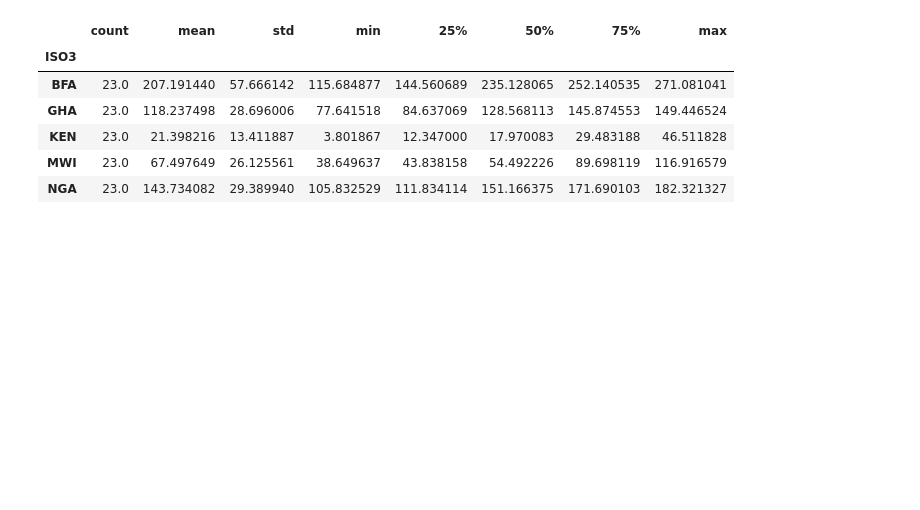
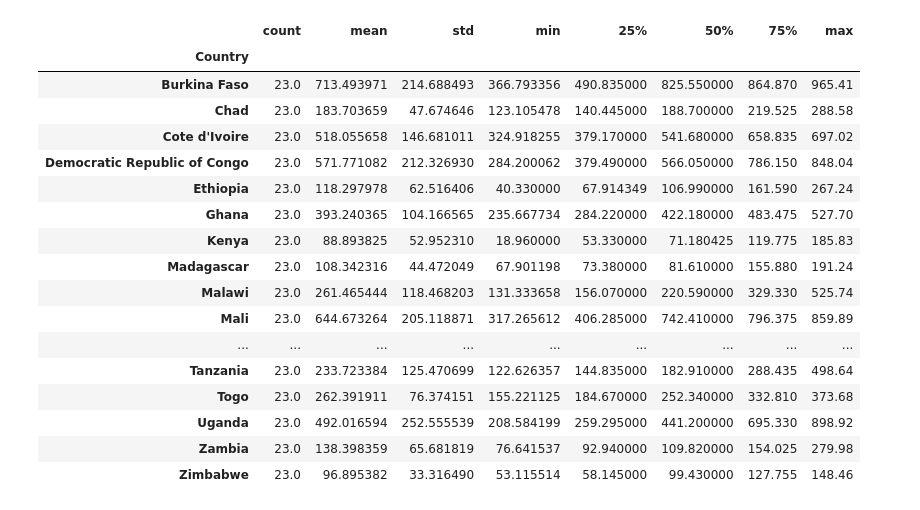
Before and after one commit to Josias-Ounsinli/Assessing-Short-and-Long-Term-Malaria-Transmission-and-Burden-Under-Various-Vaccination-Scenarios, a Jupyter notebook: notebooks/descriptive_stats.ipynb, the cells around one changed output. Drawn from its saved outputs; the diff is of its cells as text; code cells hidden in the pictures; blank space fills up the shorter version.

```diff
--- a/notebooks/descriptive_stats.ipynb
+++ b/notebooks/descriptive_stats.ipynb
@@ -15,9 +15,9 @@ from explorer import DataTransformer
 
 transformer = DataTransformer()
 # %%
-REPO = "../"
-filepath = "data/cleaned/study_dataset.csv"
-rev = "Cleaneddatav22mf"
+REPO = "./"
+filepath = "../data/cleaned/final/cleaned_project_dataset.csv"
+rev = "clpdat3"
 # %%
 data = transformer.load_data(ext="csv", filepath=filepath, repo=REPO, rev=rev, header=0, parse_dates=["Date"])
 data.head()
@@ -42,11 +53,22 @@ data.groupby("ISO3")["Target_1"].describe()
 # %%
-data.groupby("ISO3")["Target_2"].describe()
+data.groupby("Country")["Target_2"].describe()
 # %% [output]
 |  | count | mean | std | min | 25% | 50% | 75% | max |
-| ISO3 |  |  |  |  |  |  |  |  |
-| BFA | 23.0 | 207.191440 | 57.666142 | 115.684877 | 144.560689 | 235.128065 | 252.140535 | 271.081041 |
-| GHA | 23.0 | 118.237498 | 28.696006 | 77.641518 | 84.637069 | 128.568113 | 145.874553 | 149.446524 |
-| KEN | 23.0 | 21.398216 | 13.411887 | 3.801867 | 12.347000 | 17.970083 | 29.483188 | 46.511828 |
-| MWI | 23.0 | 67.497649 | 26.125561 | 38.649637 | 43.838158 | 54.492226 | 89.698119 | 116.916579 |
-| NGA | 23.0 | 143.734082 | 29.389940 | 105.832529 | 111.834114 | 151.166375 | 171.690103 | 182.321327 |
+| Country |  |  |  |  |  |  |  |  |
+| Burkina Faso | 23.0 | 713.493971 | 214.688493 | 366.793356 | 490.835000 | 825.550000 | 864.870 | 965.41 |
+| Chad | 23.0 | 183.703659 | 47.674646 | 123.105478 | 140.445000 | 188.700000 | 219.525 | 288.58 |
+| Cote d'Ivoire | 23.0 | 518.055658 | 146.681011 | 324.918255 | 379.170000 | 541.680000 | 658.835 | 697.02 |
+| Democratic Republic of Congo | 23.0 | 571.771082 | 212.326930 | 284.200062 | 379.490000 | 566.050000 | 786.150 | 848.04 |
+| Ethiopia | 23.0 | 118.297978 | 62.516406 | 40.330000 | 67.914349 | 106.990000 | 161.590 | 267.24 |
+| Ghana | 23.0 | 393.240365 | 104.166565 | 235.667734 | 284.220000 | 422.180000 | 483.475 | 527.70 |
+| Kenya | 23.0 | 88.893825 | 52.952310 | 18.960000 | 53.330000 | 71.180425 | 119.775 | 185.83 |
+| Madagascar | 23.0 | 108.342316 | 44.472049 | 67.901198 | 73.380000 | 81.610000 | 155.880 | 191.24 |
+| Malawi | 23.0 | 261.465444 | 118.468203 | 131.333658 | 156.070000 | 220.590000 | 329.330 | 525.74 |
+| Mali | 23.0 | 644.673264 | 205.118871 | 317.265612 | 406.285000 | 742.410000 | 796.375 | 859.89 |
+| ... | ... | ... | ... | ... | ... | ... | ... | ... |
+| Tanzania | 23.0 | 233.723384 | 125.470699 | 122.626357 | 144.835000 | 182.910000 | 288.435 | 498.64 |
+| Togo | 23.0 | 262.391911 | 76.374151 | 155.221125 | 184.670000 | 252.340000 | 332.810 | 373.68 |
+| Uganda | 23.0 | 492.016594 | 252.555539 | 208.584199 | 259.295000 | 441.200000 | 695.330 | 898.92 |
+| Zambia | 23.0 | 138.398359 | 65.681819 | 76.641537 | 92.940000 | 109.820000 | 154.025 | 279.98 |
+| Zimbabwe | 23.0 | 96.895382 | 33.316490 | 53.115514 | 58.145000 | 99.430000 | 127.755 | 148.46 |
 # %%
```
Also changed, not shown: parts of 7 cells of this notebook.
